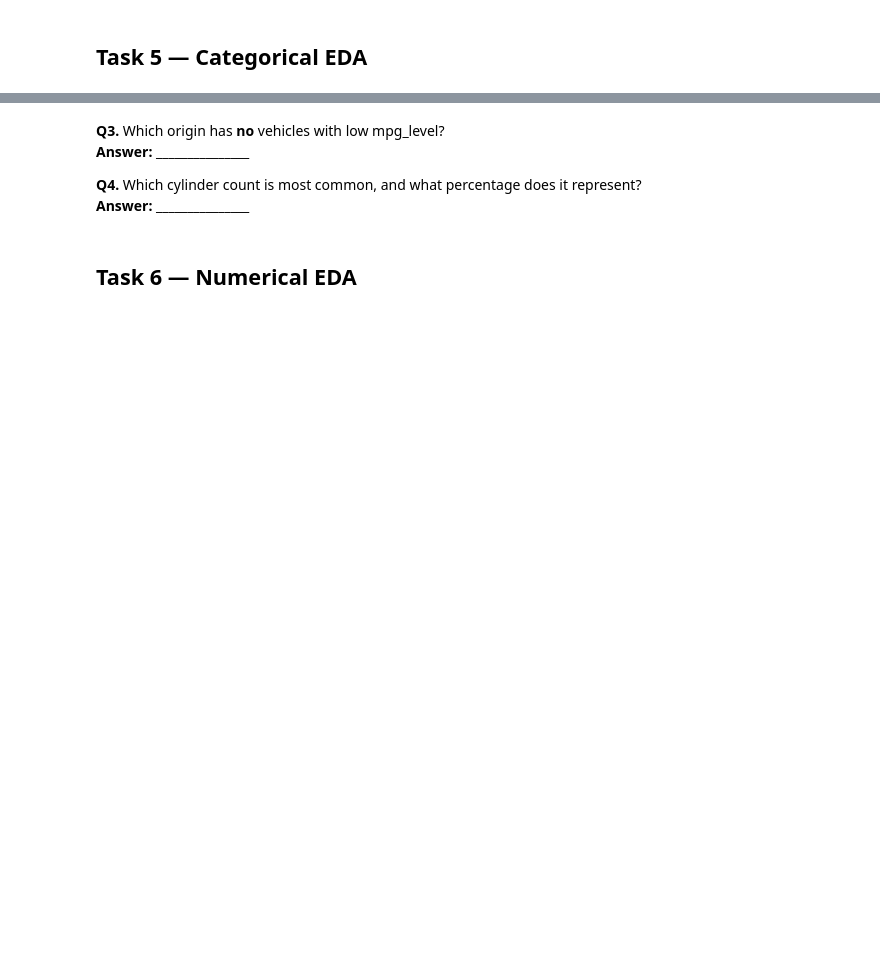
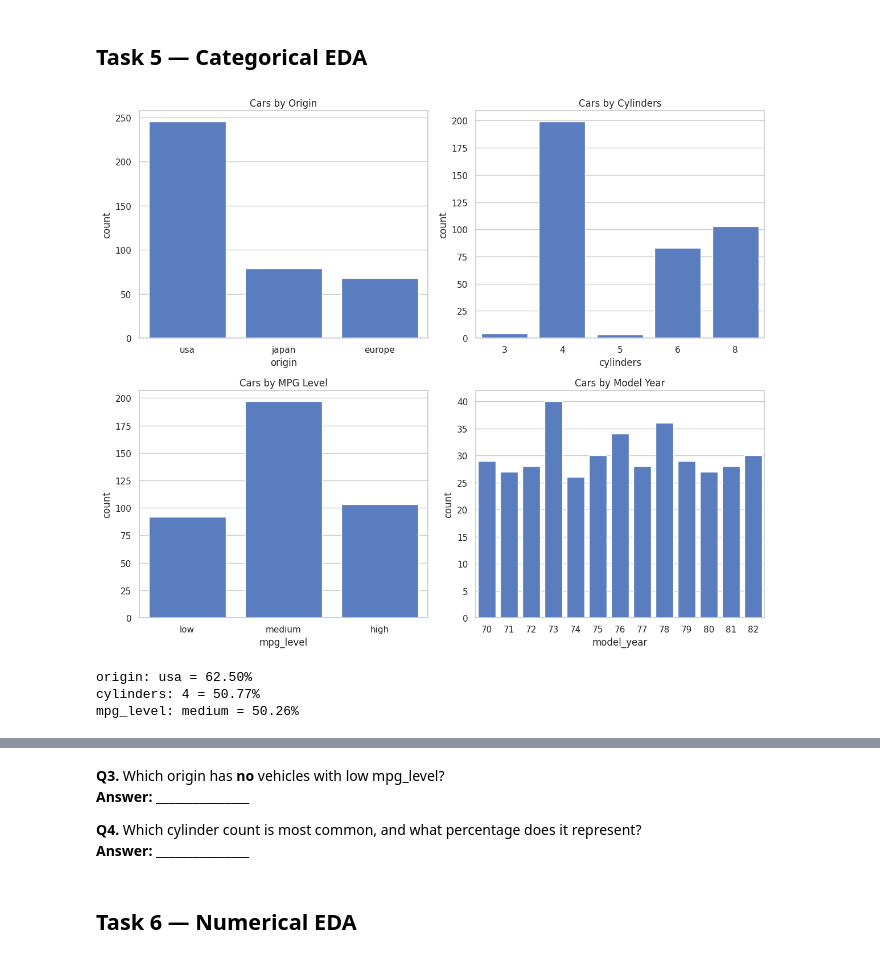
Before and after one commit to FurqanAlyy/AI-ML-NIAI, a Jupyter notebook: 02_EDA_Worksheet.ipynb, the cells around one changed output, grey strips where cells are left out. Cells and saved outputs as stored; diff of their text form; code cells hidden in the pictures; blank space fills up the shorter version.

```diff
--- a/02_EDA_Worksheet.ipynb
+++ b/02_EDA_Worksheet.ipynb
@@ -237,3 +234,32 @@ df.head()
+# %%
+# TODO: Plot a countplot for each of: origin, cylinders, mpg_level, model_year
+# Arrange them in a 2×2 grid of subplots
+fig, axes = plt.subplots(2, 2, figsize=(12, 10))
+
+sns.countplot(data=df, x="origin", ax=axes[0, 0])
+axes[0, 0].set_title("Cars by Origin")
+
+sns.countplot(data=df, x="cylinders", ax=axes[0, 1])
+axes[0, 1].set_title("Cars by Cylinders")
+
+sns.countplot(data=df, x="mpg_level", ax=axes[1, 0])
+axes[1, 0].set_title("Cars by MPG Level")
+
+sns.countplot(data=df, x="model_year", ax=axes[1, 1])
+axes[1, 1].set_title("Cars by Model Year")
+
+plt.tight_layout()
+plt.show()
+# %% [output]
+[figure, added]
 # %%
 # TODO: Print the proportion (%) of the dominant class for
 # origin, cylinders, and mpg_level
+for col in ["origin", "cylinders", "mpg_level"]:
+    proportion = df[col].value_counts(normalize=True).max() * 100
+    dominant_class = df[col].value_counts().idxmax()
+    print(f"{col}: {dominant_class} = {proportion:.2f}%")
+# %% [output]
+origin: usa = 62.50%
+cylinders: 4 = 50.77%
+mpg_level: medium = 50.26%
```
Also changed, not shown: parts of 14 cells of this notebook.
